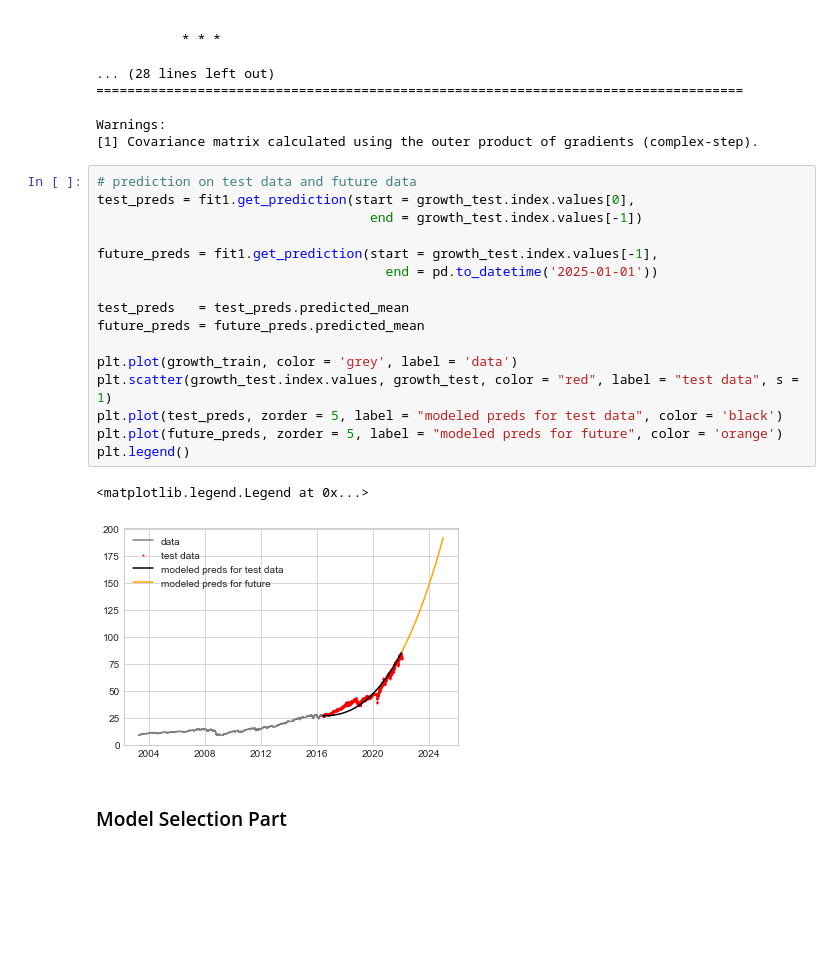
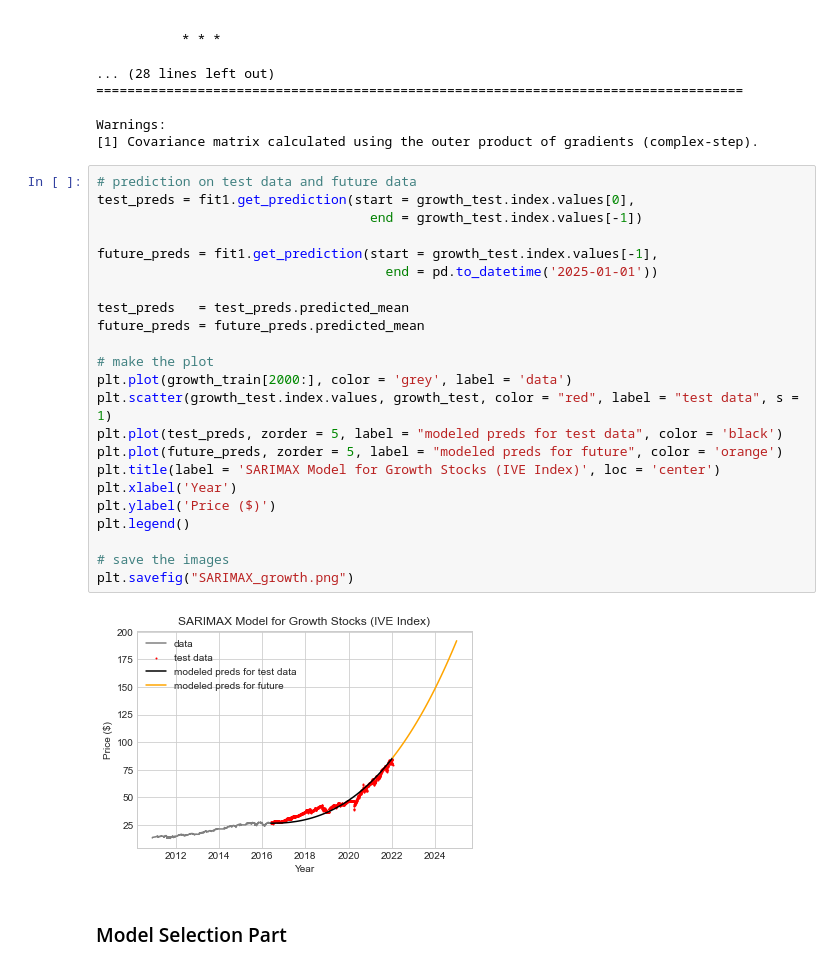
Before and after one commit to lu18cheng/pic16b_stock_analysis, a Jupyter notebook: code/Time Series Modeling.ipynb, the cells around one changed output. Saved outputs shown, nothing was run; the diff lists cells and outputs as text; blank space fills up the shorter version.

Commit message:
SARIMAX_growth

```diff
--- a/code/Time Series Modeling.ipynb
+++ b/code/Time Series Modeling.ipynb
@@ -177,22 +177,28 @@ Warnings:
 # %%
 # prediction on test data and future data
 test_preds = fit1.get_prediction(start = growth_test.index.values[0],
                                    end = growth_test.index.values[-1])
 
 future_preds = fit1.get_prediction(start = growth_test.index.values[-1],
                                      end = pd.to_datetime('2025-01-01'))
 
 test_preds   = test_preds.predicted_mean
 future_preds = future_preds.predicted_mean
 
-plt.plot(growth_train, color = 'grey', label = 'data')
+# make the plot
+plt.plot(growth_train[2000:], color = 'grey', label = 'data')
 plt.scatter(growth_test.index.values, growth_test, color = "red", label = "test data", s = 1)
 plt.plot(test_preds, zorder = 5, label = "modeled preds for test data", color = 'black')
 plt.plot(future_preds, zorder = 5, label = "modeled preds for future", color = 'orange')
+plt.title(label = 'SARIMAX Model for Growth Stocks (IVE Index)', loc = 'center')
+plt.xlabel('Year')
+plt.ylabel('Price ($)')
 plt.legend()
+
+# save the images
+plt.savefig("SARIMAX_growth.png")
 # %% [output]
-<matplotlib.legend.Legend at 0x...>
-[figure, old version]
+[figure, new version]
 # %% [markdown]
 ### Model Selection Part
 # %%
```
Also changed, not shown: parts of 8 cells of this notebook, 1 other file.
